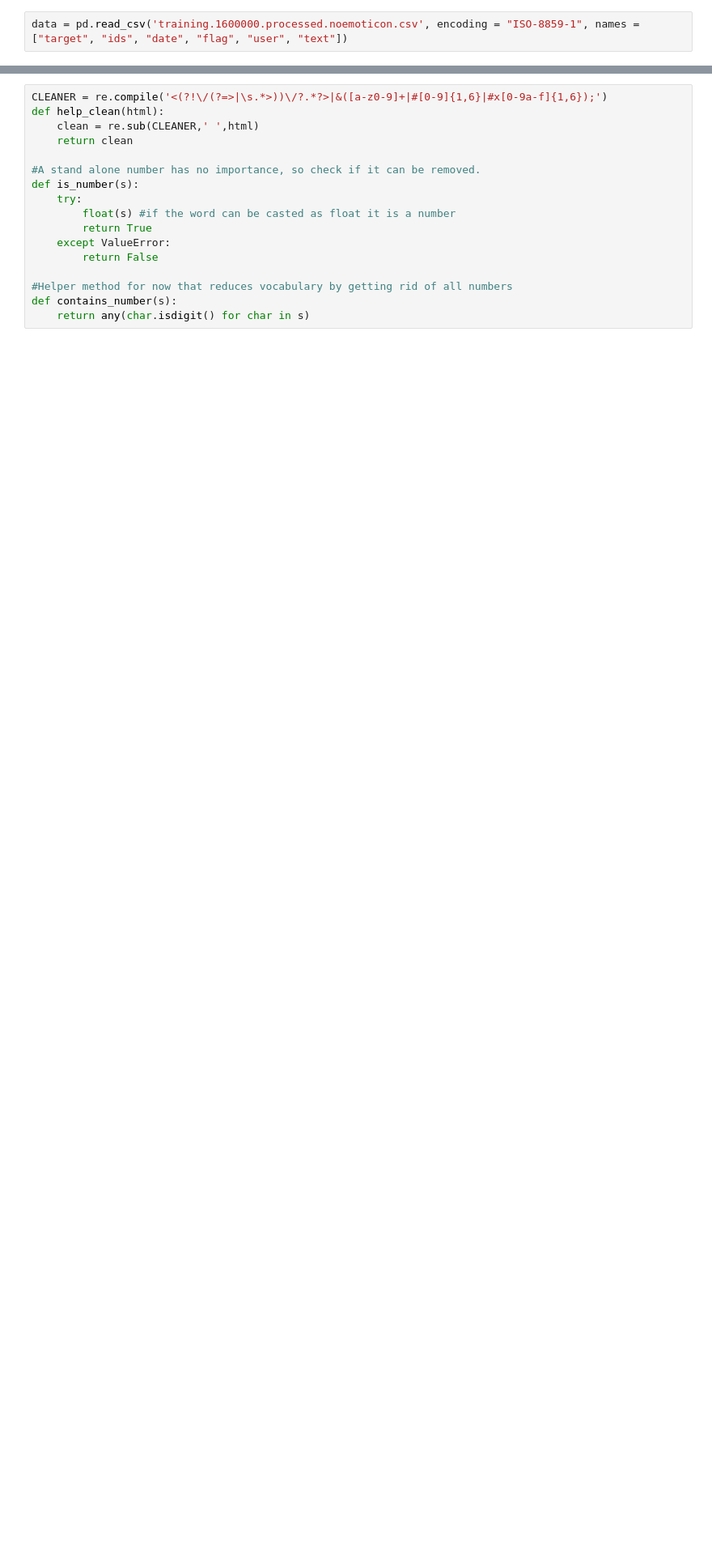
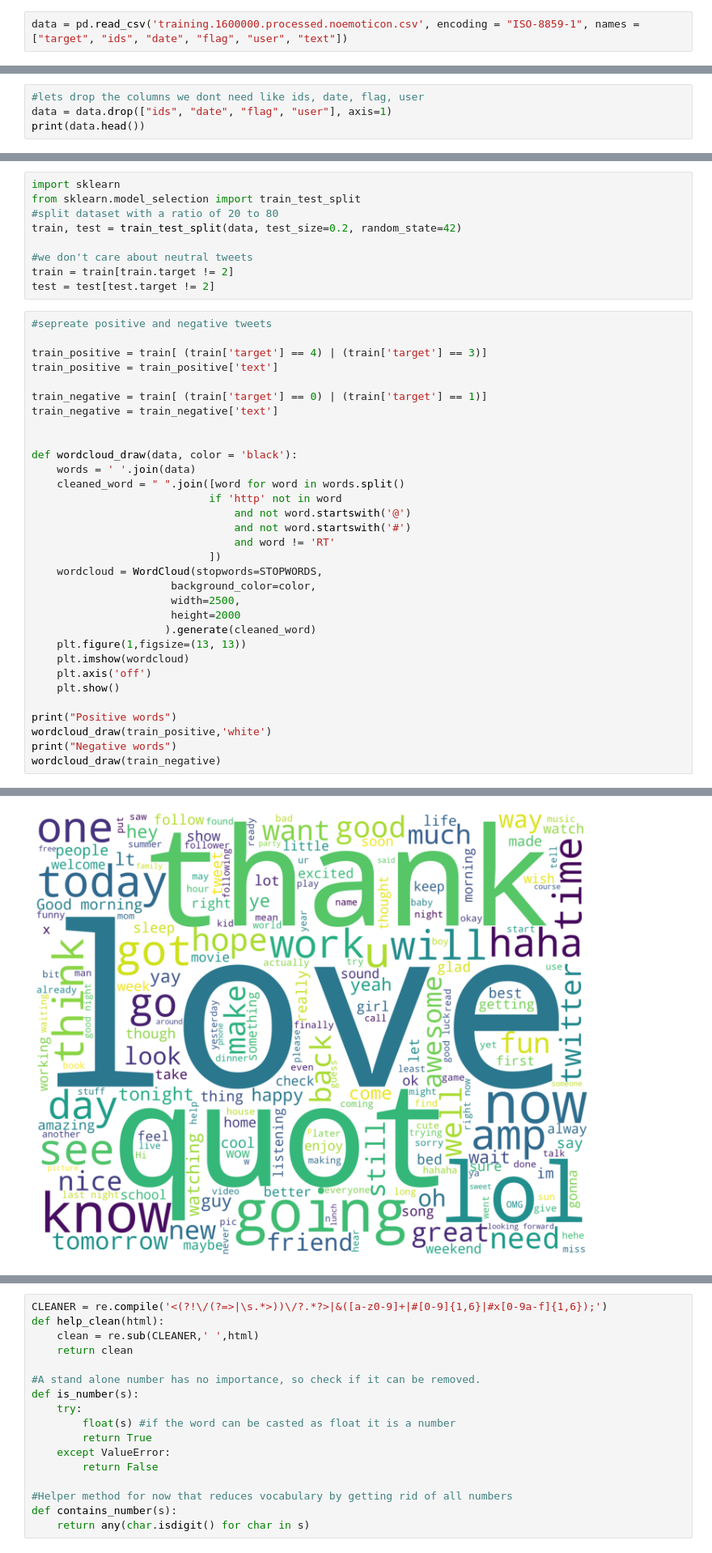
Before and after one commit to daleyu/twitter_nlp, a Jupyter notebook: twitter.ipynb, the cells around one changed output, grey strips where cells are left out. Shown: that part at 81% size. Saved outputs shown, nothing was run; the diff lists cells and outputs as text; blank space fills up the shorter version.

```diff
--- a/twitter.ipynb
+++ b/twitter.ipynb
@@ -19,0 +42,4 @@ print(data.head())
+# %%
+#lets drop the columns we dont need like ids, date, flag, user
+data = data.drop(["ids", "date", "flag", "user"], axis=1)
+print(data.head())
@@ -19,0 +53,42 @@ print(data.head())
+# %%
+import sklearn
+from sklearn.model_selection import train_test_split
+#split dataset with a ratio of 20 to 80
+train, test = train_test_split(data, test_size=0.2, random_state=42)
+
+#we don't care about neutral tweets
+train = train[train.target != 2]
+test = test[test.target != 2]
+# %%
+#sepreate positive and negative tweets
+
+train_positive = train[ (train['target'] == 4) | (train['target'] == 3)]
+train_positive = train_positive['text']
+
+train_negative = train[ (train['target'] == 0) | (train['target'] == 1)]
+train_negative = train_negative['text']
+
+
+def wordcloud_draw(data, color = 'black'):
+    words = ' '.join(data)
+    cleaned_word = " ".join([word for word in words.split()
+                            if 'http' not in word
+                                and not word.startswith('@')
+                                and not word.startswith('#')
+                                and word != 'RT'
+                            ])
+    wordcloud = WordCloud(stopwords=STOPWORDS,
+                      background_color=color,
+                      width=2500,
+                      height=2000
+                     ).generate(cleaned_word)
+    plt.figure(1,figsize=(13, 13))
+    plt.imshow(wordcloud)
+    plt.axis('off')
+    plt.show()
+
+print("Positive words")
+wordcloud_draw(train_positive,'white')
+print("Negative words")
+wordcloud_draw(train_negative)
+# %% [output]
@@ -19,0 +96 @@ print(data.head())
+[figure, added]
```
Also changed, not shown: parts of 10 cells of this notebook, 1 other file.
